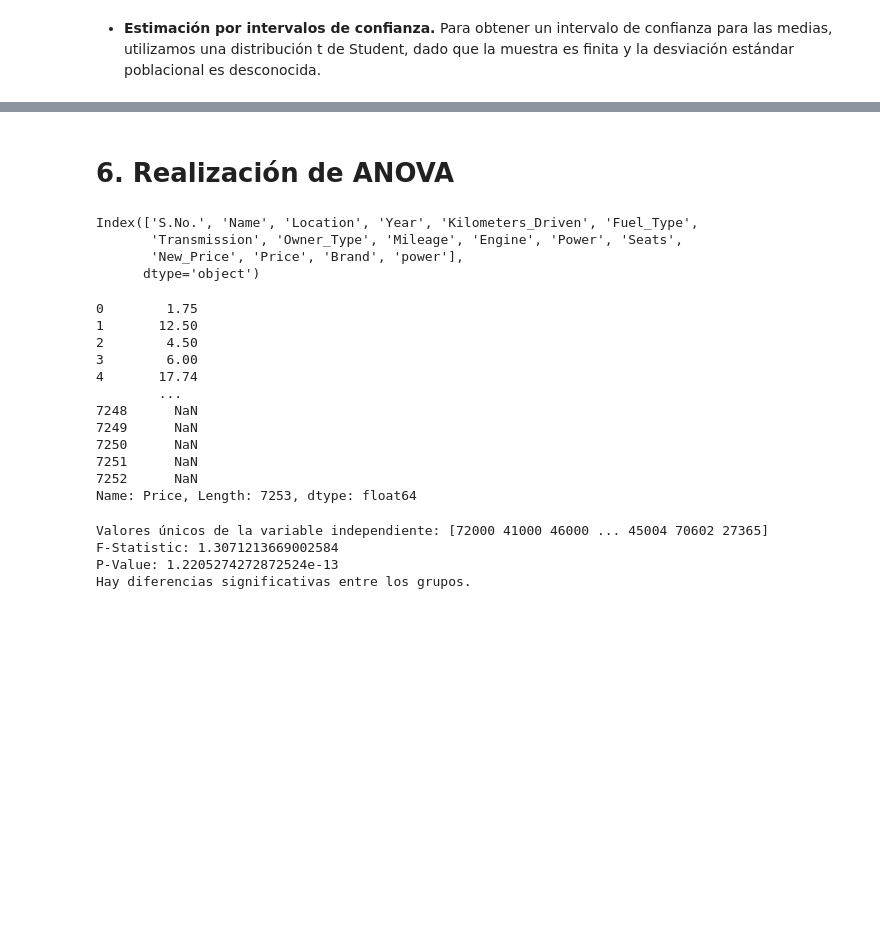
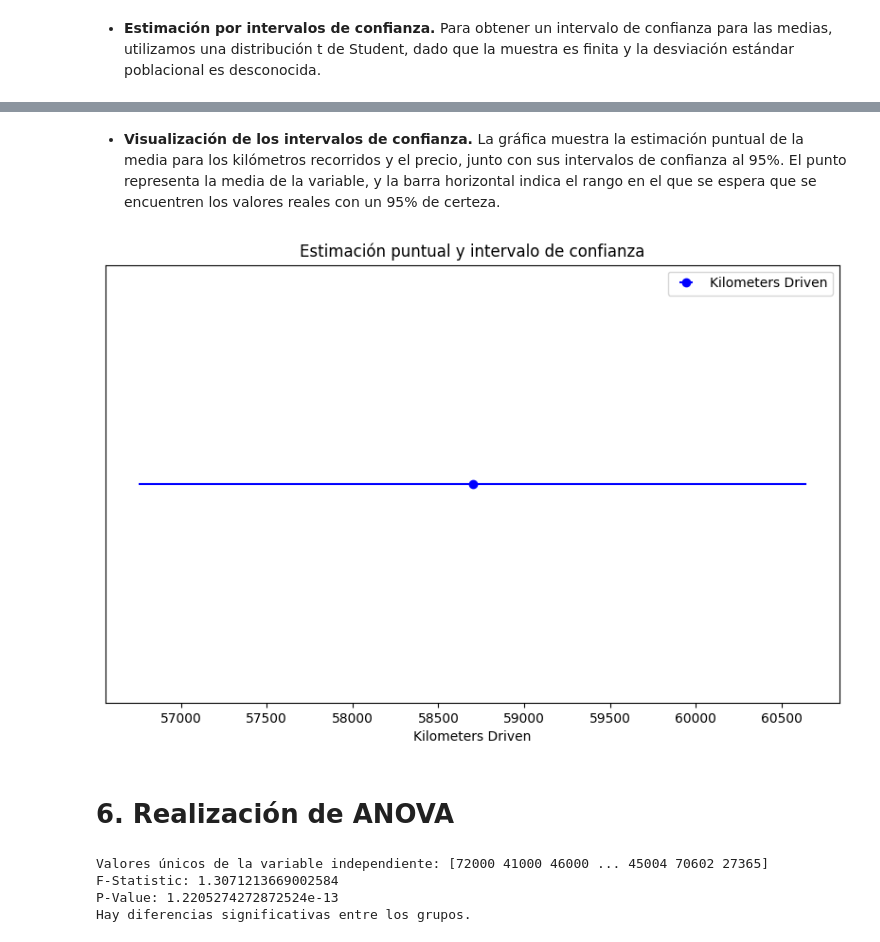
Before and after one commit to anpiboi/informe_coches_usados_india, a Jupyter notebook: informe_coches_indios.ipynb, the cells around one changed output, grey strips where cells are left out. Saved outputs shown, nothing was run; the diff lists cells and outputs as text; code cells hidden in the pictures; blank space fills up the shorter version.

```diff
--- a/informe_coches_indios.ipynb
+++ b/informe_coches_indios.ipynb
@@ -410,24 +409,17 @@ NameError: name 'np' is not defined
+# %% [markdown]
+- **Visualización de los intervalos de confianza.** La gráfica muestra la estimación puntual de la media para los kilómetros recorridos y el precio, junto con sus intervalos de confianza al 95%. El punto representa la media de la variable, y la barra horizontal indica el rango en el que se espera que se encuentren los valores reales con un 95% de certeza.
+# %%
+import matplotlib.pyplot as plt
+
+# Graficar el intervalo de confianza de Kilometers_Driven
+plt.figure(figsize=(10, 6))
+plt.errorbar(mean_km_driven, 0, xerr=margin_of_error, fmt='o', label='Kilometers Driven', color='blue')
+plt.title('Estimación puntual y intervalo de confianza')
+plt.xlabel('Kilometers Driven')
+plt.yticks([])
+plt.legend()
+plt.show()
+# %% [output]
+[figure, added]
 # %% [markdown]
 # 6. Realización de ANOVA
-# %%
-df.columns
-# %% [output]
-Index(['S.No.', 'Name', 'Location', 'Year', 'Kilometers_Driven', 'Fuel_Type',
-       'Transmission', 'Owner_Type', 'Mileage', 'Engine', 'Power', 'Seats',
-       'New_Price', 'Price', 'Brand', 'power'],
-      dtype='object')
-# %%
-df['Price']
-# %% [output]
-0        1.75
-1       12.50
-2        4.50
-3        6.00
-4       17.74
-        ...
-7248      NaN
-7249      NaN
-7250      NaN
-7251      NaN
-7252      NaN
-Name: Price, Length: 7253, dtype: float64
```
Also changed, not shown: parts of 7 cells of this notebook.
